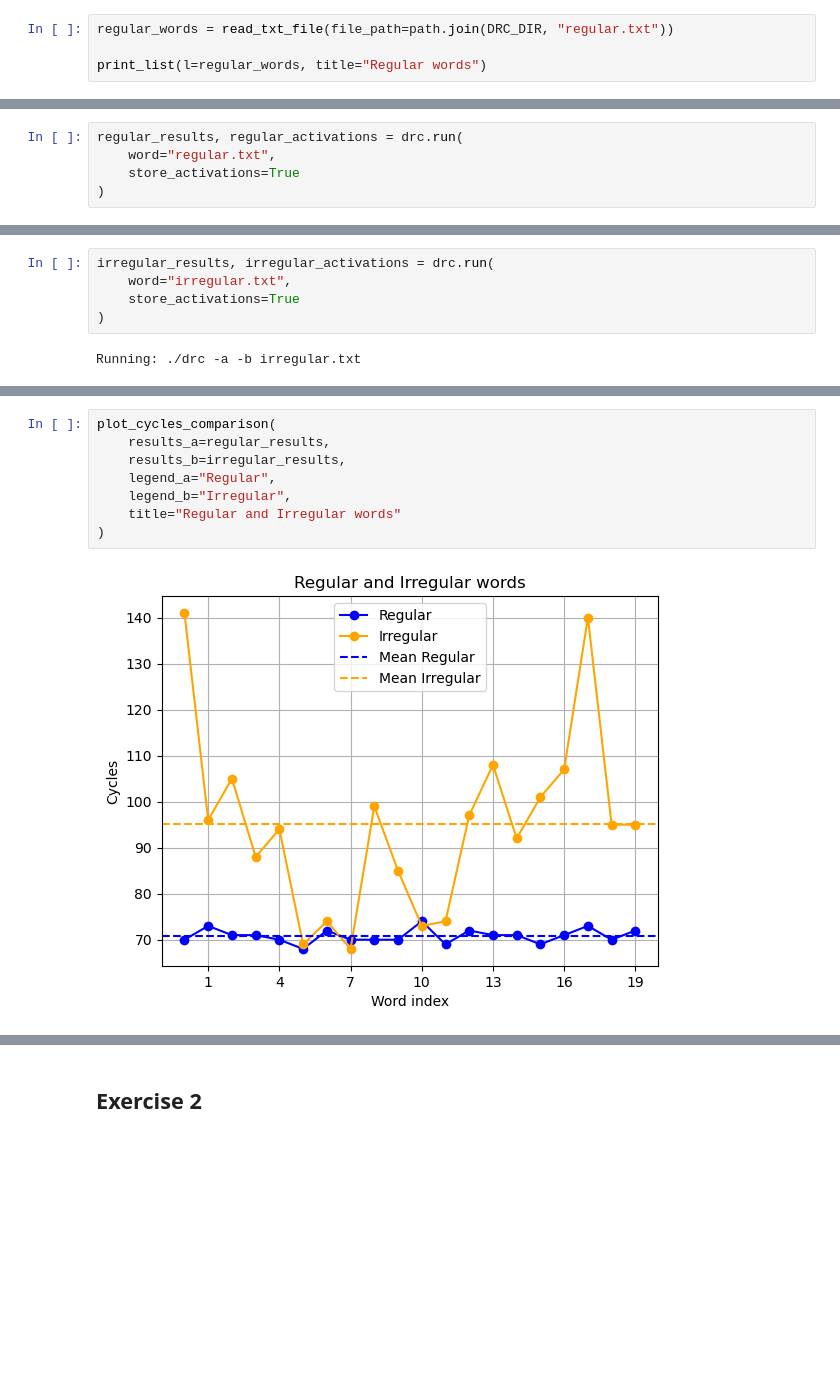
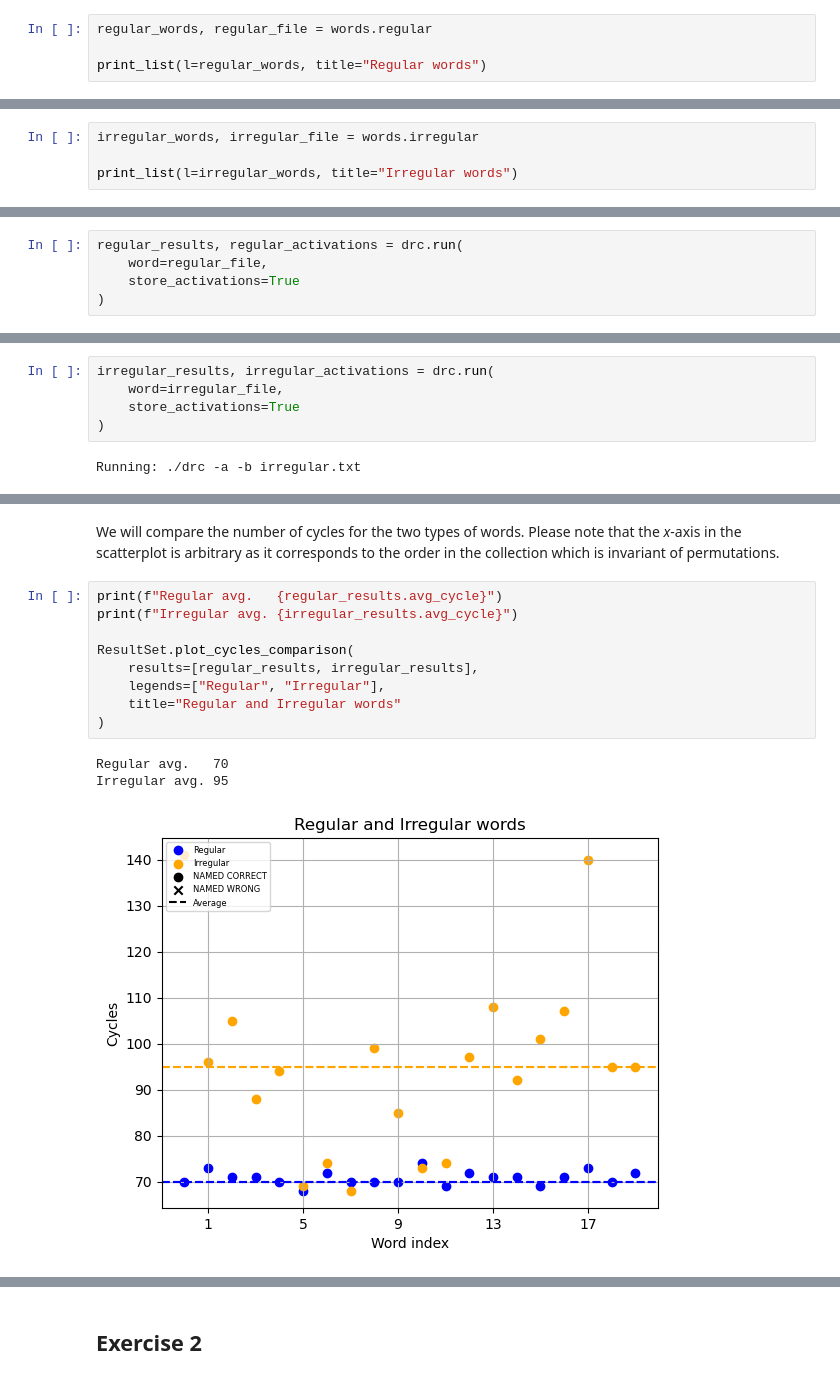
Before and after one commit to Quinta13/LRB_project, a Jupyter notebook: assignment2/exercises.ipynb, the cells around one changed output, grey strips where cells are left out. Saved outputs shown, nothing was run; the diff lists cells and outputs as text; blank space fills up the shorter version.

```diff
--- a/assignment2/exercises.ipynb
+++ b/assignment2/exercises.ipynb
@@ -30,5 +51,5 @@ The regularity effect consists in the fact that words with a regular spelling (e
 # %%
-regular_words = read_txt_file(file_path=path.join(DRC_DIR, "regular.txt"))
+regular_words, regular_file = words.regular
 
 print_list(l=regular_words, title="Regular words")
 # %% [output]
@@ -73,0 +79,4 @@ Tot: 20
+# %%
+irregular_words, irregular_file = words.irregular
+
+print_list(l=irregular_words, title="Irregular words")
@@ -74,6 +113,6 @@ Tot: 20
 # %%
 regular_results, regular_activations = drc.run(
-    word="regular.txt",
+    word=regular_file,
     store_activations=True
 )
 # %% [output]
@@ -81,6 +122,6 @@ Running: ./drc -a -b regular.txt
 # %%
 irregular_results, irregular_activations = drc.run(
-    word="irregular.txt",
+    word=irregular_file,
     store_activations=True
 )
 # %% [output]
@@ -88,10 +131,15 @@ Running: ./drc -a -b irregular.txt
+# %% [markdown]
+We will compare the number of cycles for the two types of words. Please note that the *x*-axis in the scatterplot is arbitrary as it corresponds to the order in the collection which is invariant of permutations.
 # %%
-plot_cycles_comparison(
-    results_a=regular_results,
-    results_b=irregular_results,
-    legend_a="Regular",
-    legend_b="Irregular",
+print(f"Regular avg.   {regular_results.avg_cycle}")
+print(f"Irregular avg. {irregular_results.avg_cycle}")
+
+ResultSet.plot_cycles_comparison(
+    results=[regular_results, irregular_results],
+    legends=["Regular", "Irregular"],
     title="Regular and Irregular words"
 )
 # %% [output]
+Regular avg.   70
+Irregular avg. 95
-[figure, old version]
+[figure, new version]
```
Also changed, not shown: parts of 119 cells of this notebook, 8 other files.
